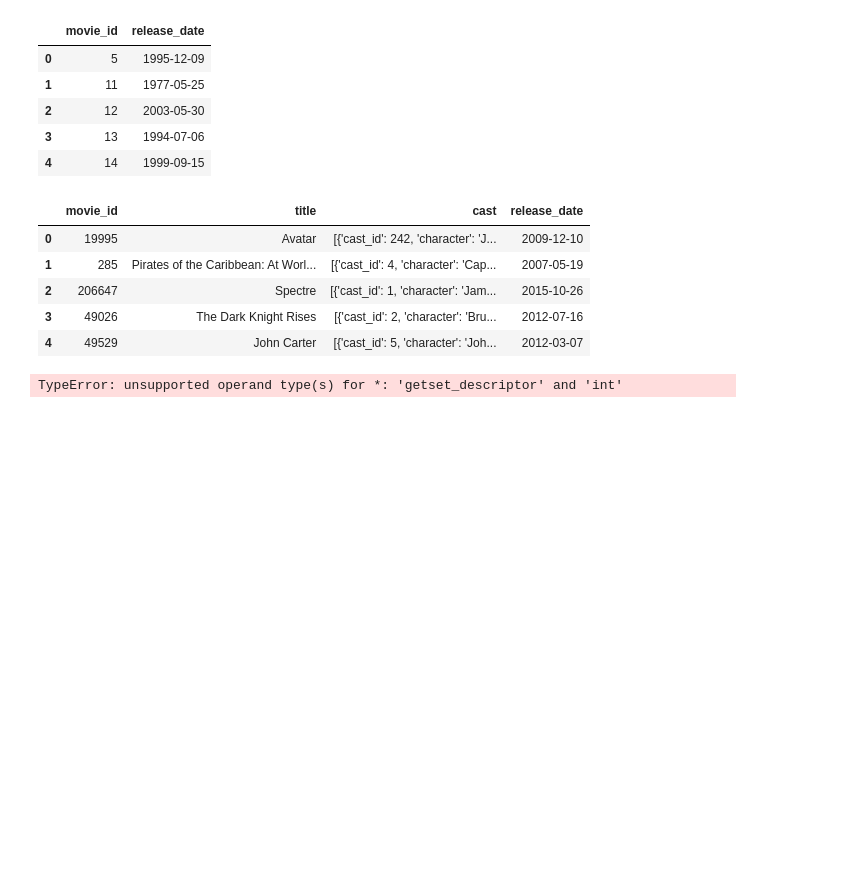
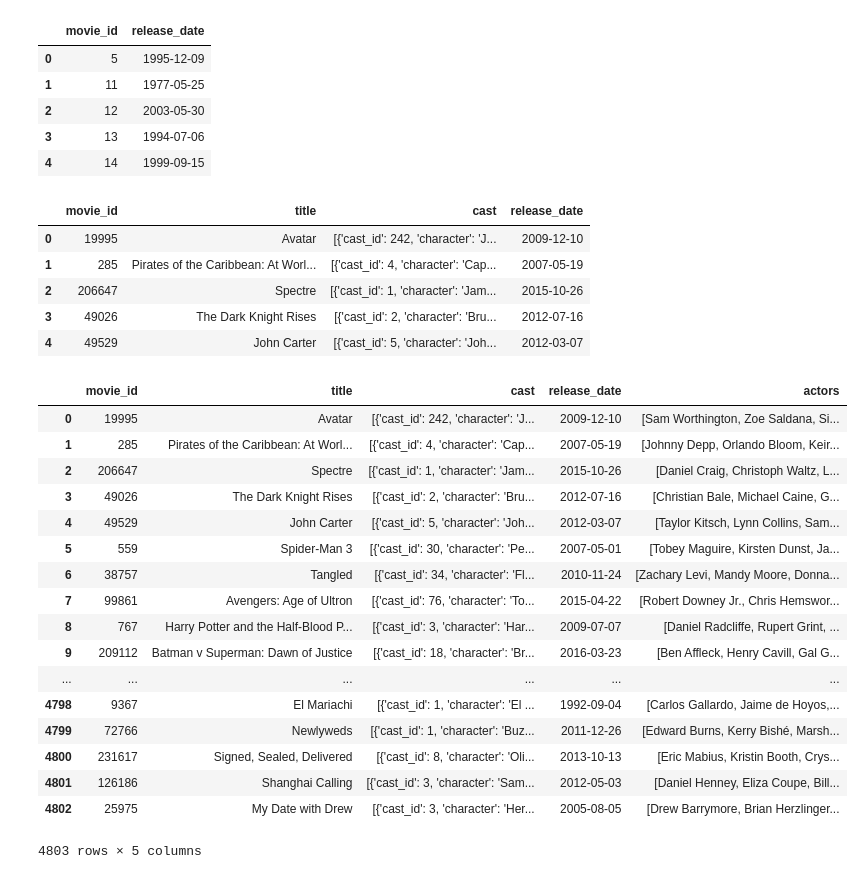
Before and after one commit to j-lei/375, a Jupyter notebook: Actor_List_Creation.ipynb, the cells around one changed output. Saved outputs shown, nothing was run; the diff lists cells and outputs as text; code cells hidden in the pictures; blank space fills up the shorter version.

```diff
--- a/Actor_List_Creation.ipynb
+++ b/Actor_List_Creation.ipynb
@@ -7,7 +7,7 @@ import pandas as pd
 import json
 import datetime
 # %%
-df = pandas.read_csv('tmdb_5000_credits.csv')
+df = pd.read_csv('tmdb/tmdb_5000_credits.csv')
 df = df[['movie_id','title','cast']]
 # %%
 df['cast'] = df['cast'].apply(json.loads)
@@ -107,7 +107,7 @@ df_filtered.head()
 | 3 | 49026 | The Dark Knight Rises | [{'cast_id': 2, 'character': 'Bru... |
 | 4 | 49529 | John Carter | [{'cast_id': 5, 'character': 'Joh... |
 # %%
-df_movies = pd.read_csv('tmdb_5000_movies.csv', parse_dates=['release_date'])
+df_movies = pd.read_csv('tmdb/tmdb_5000_movies.csv', parse_dates=['release_date'])
 df_movies = df_movies[['id', 'release_date']]
 df_movies.rename(columns={'id':'movie_id'}, inplace=True)
 # %%
@@ -129,7 +129,36 @@ merged.head()
 | 2 | 206647 | Spectre | [{'cast_id': 1, 'character': 'Jam... | 2015-10-26 |
 | 3 | 49026 | The Dark Knight Rises | [{'cast_id': 2, 'character': 'Bru... | 2012-07-16 |
 | 4 | 49529 | John Carter | [{'cast_id': 5, 'character': 'Joh... | 2012-03-07 |
-# %%
-merged[merged['release_date'] > datetime.date.today() - (datetime.date.year*2)]
-# %% [output]
-TypeError: unsupported operand type(s) for *: 'getset_descriptor' and 'int'
+# %%
+# date range from https://www.cnbc.com/2015/11/17/why-movies-are-sometimes-here-and-gone-in-theaters.html
+def getActorList(row):
+    actor_list = []
+    try:
+        for i in range(3):
+            actor = row[i]['name']
+            actor_list.append(actor)
+    except:
+        pass
+    return actor_list
+# %%
+merged['actors'] = merged['cast'].apply(getActorList)
+merged
+# %% [output]
+|  | movie_id | title | cast | release_date | actors |
+| 0 | 19995 | Avatar | [{'cast_id': 242, 'character': 'J... | 2009-12-10 | [Sam Worthington, Zoe Saldana, Si... |
+| 1 | 285 | Pirates of the Caribbean: At Worl... | [{'cast_id': 4, 'character': 'Cap... | 2007-05-19 | [Johnny Depp, Orlando Bloom, Keir... |
+| 2 | 206647 | Spectre | [{'cast_id': 1, 'character': 'Jam... | 2015-10-26 | [Daniel Craig, Christoph Waltz, L... |
+| 3 | 49026 | The Dark Knight Rises | [{'cast_id': 2, 'character': 'Bru... | 2012-07-16 | [Christian Bale, Michael Caine, G... |
+| 4 | 49529 | John Carter | [{'cast_id': 5, 'character': 'Joh... | 2012-03-07 | [Taylor Kitsch, Lynn Collins, Sam... |
+| 5 | 559 | Spider-Man 3 | [{'cast_id': 30, 'character': 'Pe... | 2007-05-01 | [Tobey Maguire, Kirsten Dunst, Ja... |
+| 6 | 38757 | Tangled | [{'cast_id': 34, 'character': 'Fl... | 2010-11-24 | [Zachary Levi, Mandy Moore, Donna... |
+| 7 | 99861 | Avengers: Age of Ultron | [{'cast_id': 76, 'character': 'To... | 2015-04-22 | [Robert Downey Jr., Chris Hemswor... |
+| 8 | 767 | Harry Potter and the Half-Blood P... | [{'cast_id': 3, 'character': 'Har... | 2009-07-07 | [Daniel Radcliffe, Rupert Grint, ... |
+| 9 | 209112 | Batman v Superman: Dawn of Justice | [{'cast_id': 18, 'character': 'Br... | 2016-03-23 | [Ben Affleck, Henry Cavill, Gal G... |
+| ... | ... | ... | ... | ... | ... |
+| 4798 | 9367 | El Mariachi | [{'cast_id': 1, 'character': 'El ... | 1992-09-04 | [Carlos Gallardo, Jaime de Hoyos,... |
+| 4799 | 72766 | Newlyweds | [{'cast_id': 1, 'character': 'Buz... | 2011-12-26 | [Edward Burns, Kerry Bishé, Marsh... |
+| 4800 | 231617 | Signed, Sealed, Delivered | [{'cast_id': 8, 'character': 'Oli... | 2013-10-13 | [Eric Mabius, Kristin Booth, Crys... |
+| 4801 | 126186 | Shanghai Calling | [{'cast_id': 3, 'character': 'Sam... | 2012-05-03 | [Daniel Henney, Eliza Coupe, Bill... |
+| 4802 | 25975 | My Date with Drew | [{'cast_id': 3, 'character': 'Her... | 2005-08-05 | [Drew Barrymore, Brian Herzlinger... |
+4803 rows × 5 columns
```
Also changed, not shown: parts of 4 cells of this notebook, 1 other file.
